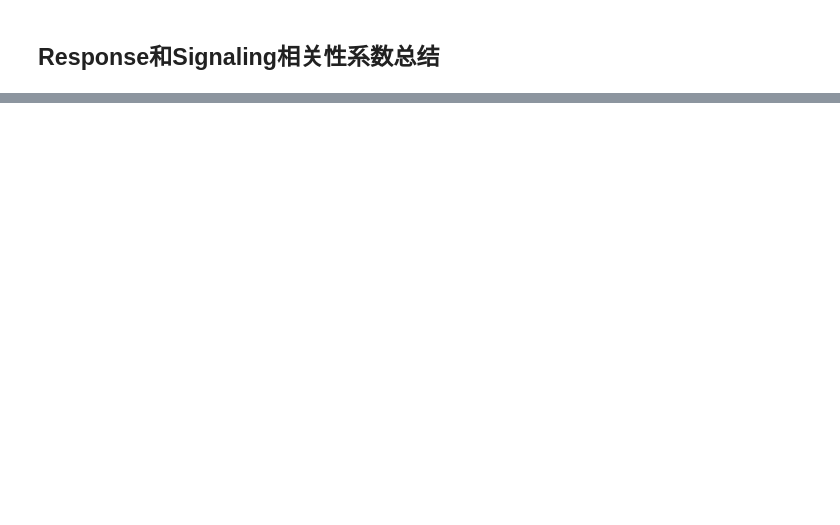
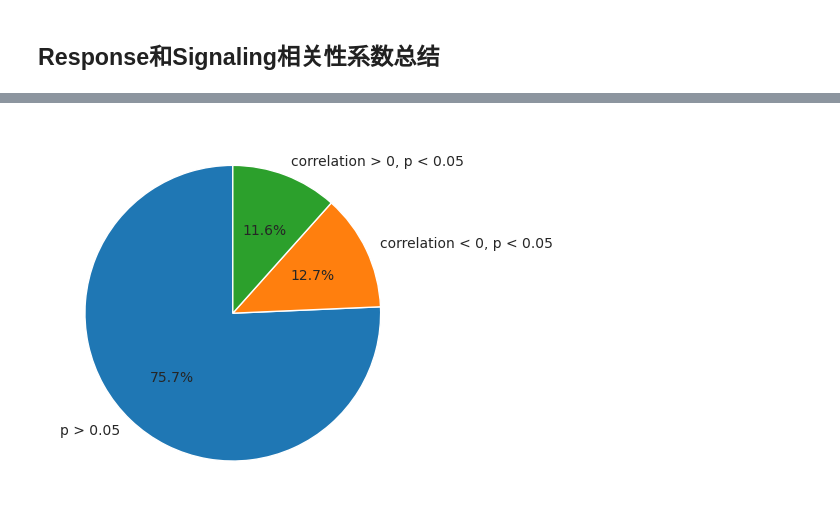
Before and after one commit to yoyoong/Tres, a Jupyter notebook: 2.mTres/qc_plot.ipynb, the cells around one changed output, grey strips where cells are left out. Drawn from its saved outputs; the diff is of its cells as text; code cells hidden in the pictures; blank space fills up the shorter version.

```diff
--- a/2.mTres/qc_plot.ipynb
+++ b/2.mTres/qc_plot.ipynb
@@ -273,0 +255,27 @@ Name: negative_rate, dtype: float64
+# %%
+data_path = '/sibcb2/bioinformatics2/hongyuyang/dataset/Tres/2.tisch_data/4.qc_result/qc_result_correlation.Hif1a.csv'
+data = pd.read_csv(data_path, delimiter='\t', index_col=0, header=0).dropna()
+
+# correlation = data[data['p'] < 0.05]['correlation']
+# correlation = np.nan_to_num(data['correlation'], nan=0.0, copy=True)
+def get_group(x):
+    if x.correlation >= 0 and x.p <= 0.05:
+        return f"correlation > 0, p < 0.05"
+    elif x.correlation <= 0 and x.p <= 0.05:
+        return f"correlation < 0, p < 0.05"
+    elif x.p > 0.05:
+        return "p > 0.05"
+
+data['group'] = data.apply(lambda x: get_group(x), axis=1)
+value_counts  = pd.DataFrame(data['group'].value_counts())
+
+# 绘制饼图
+plt.pie(value_counts['count'], labels=value_counts.index, autopct='%1.1f%%', startangle=90)
+
+# 绘制箱线图
+# plt.boxplot(correlation)
+# plt.title("Correlation(p<0.05)")
+# 显示图形
+plt.show()
+# %% [output]
+[figure, added]
```
Also changed, not shown: parts of 9 cells of this notebook, 9 other files.
